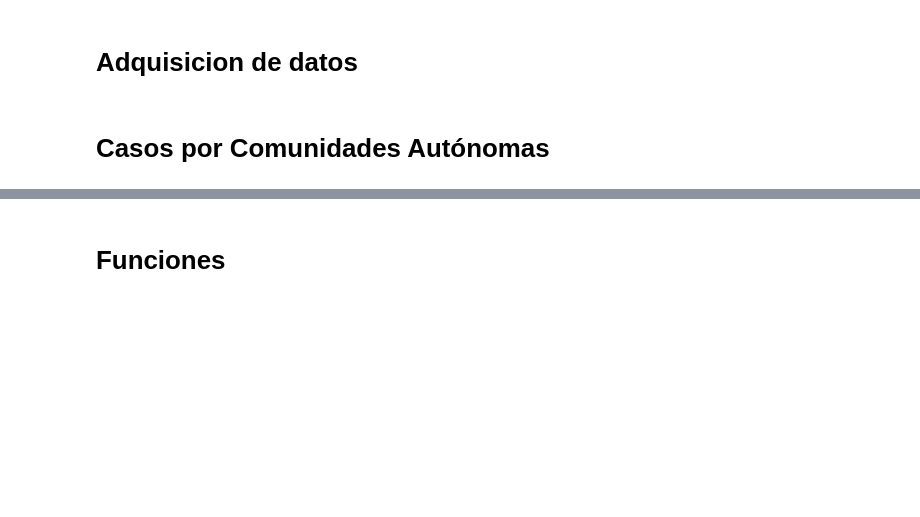
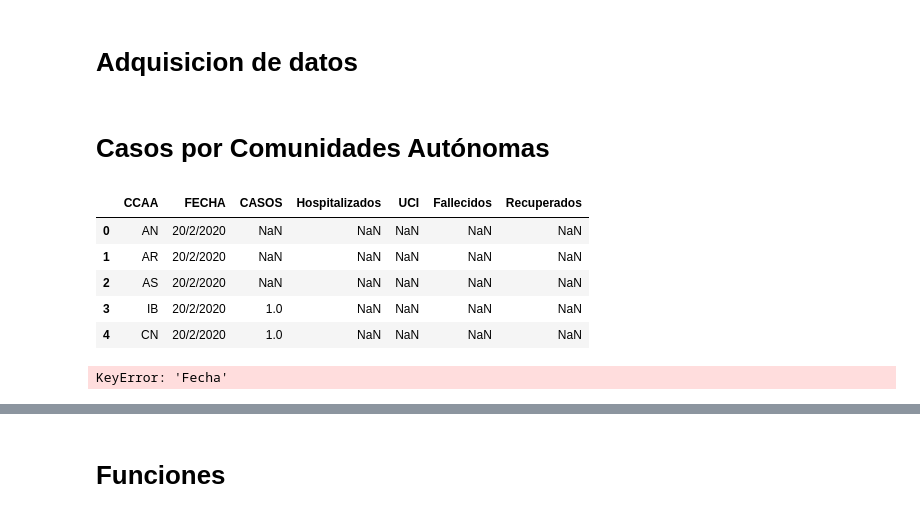
Before and after one commit to edavidfs/covid19-graph, a Jupyter notebook: Covid19-graph.ipynb, the cells around one changed output, grey strips where cells are left out. Saved outputs shown, nothing was run; the diff lists cells and outputs as text; code cells hidden in the pictures; blank space fills up the shorter version.

```diff
--- a/Covid19-graph.ipynb
+++ b/Covid19-graph.ipynb
@@ -27,10 +27,20 @@ df_ccaa = pd.read_csv(url_ccaa, skipfooter=1, encoding="iso8859_15")
 # %% [markdown]
 # Casos por Comunidades Autónomas
 # %%
+display(df_ccaa.head())
 df_ccaa['Fecha'] = pd.to_datetime(df_ccaa['Fecha'], format='%d/%m/%Y')
 
 df_ccaa = df_ccaa.set_index(['CCAA Codigo ISO', 'Fecha'])
 df_ccaa['Activos'] = df_ccaa['Casos ']-df_ccaa['Fallecidos']-df_ccaa['Recuperados']
+display(df_ccaa.head())
+# %% [output]
+|  | CCAA | FECHA | CASOS | Hospitalizados | UCI | Fallecidos | Recuperados |
+| 0 | AN | 20/2/2020 | NaN | NaN | NaN | NaN | NaN |
+| 1 | AR | 20/2/2020 | NaN | NaN | NaN | NaN | NaN |
+| 2 | AS | 20/2/2020 | NaN | NaN | NaN | NaN | NaN |
+| 3 | IB | 20/2/2020 | 1.0 | NaN | NaN | NaN | NaN |
+| 4 | CN | 20/2/2020 | 1.0 | NaN | NaN | NaN | NaN |
+KeyError: 'Fecha'
 # %%
 #display(df_ccaa.head(30))
 ccaa_serie = df_ccaa.index.unique(level=0).to_series()
```
Also changed, not shown: parts of 7 cells of this notebook, 13 other files.
